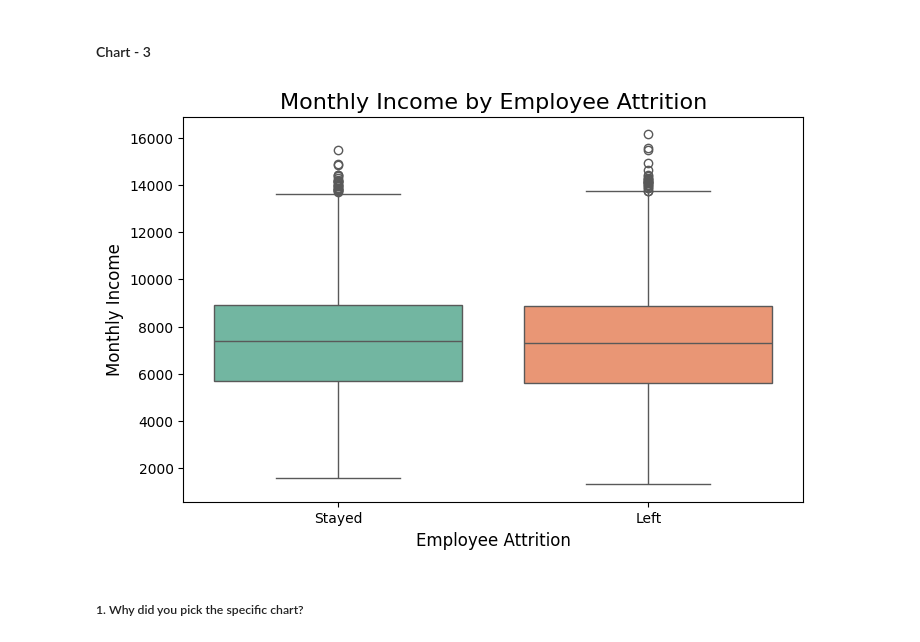
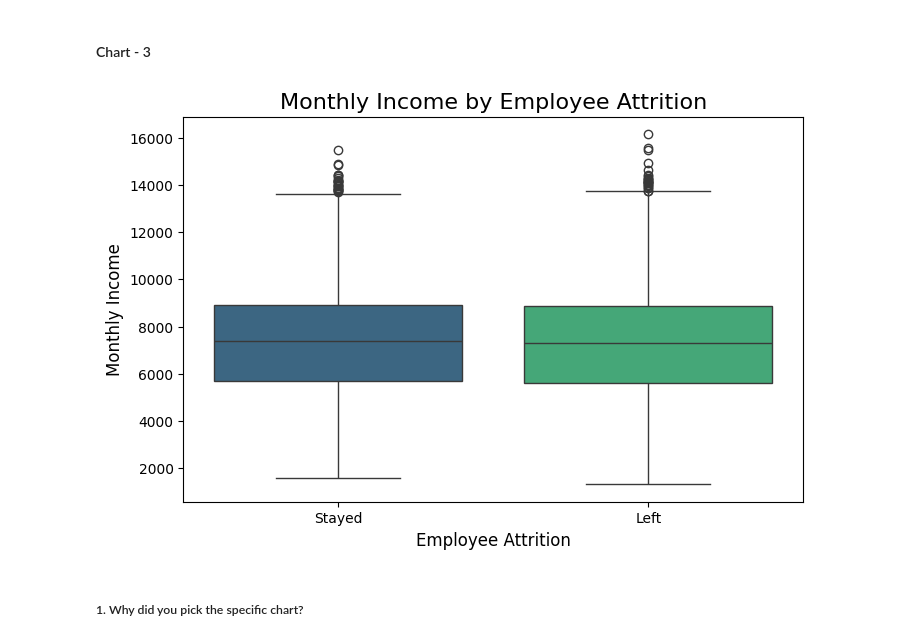
Before and after one commit to Sneha8126/Sneha-Sample-Classisfication--ML-Submission-Template, a Jupyter notebook: Sneha_Sample_Classisfication_ML_Submission_Template.ipynb, the cells around one changed output. Cells and saved outputs as stored; diff of their text form; code cells hidden in the pictures.

```diff
--- a/Sneha_Sample_Classisfication_ML_Submission_Template.ipynb
+++ b/Sneha_Sample_Classisfication_ML_Submission_Template.ipynb
@@ -428,21 +428,21 @@ Are there any insights that lead to negative growth? Justify with specific reaso
 # %%
 # Chart - 3 visualization code
 plt.figure(figsize=(8,5))
 
 sns.boxplot(
     data=df,
     x='Attrition',
     y='Monthly Income',
-    palette='Set2'
+    palette='viridis'
 )
 
 plt.title('Monthly Income by Employee Attrition', fontsize=16)
 plt.xlabel('Employee Attrition', fontsize=12)
 plt.ylabel('Monthly Income', fontsize=12)
 
 plt.show()
 # %% [output]
-[figure, old version]
+[figure, new version]
 # %% [markdown]
 ##### 1. Why did you pick the specific chart?
 # %% [markdown]
```
Also changed, not shown: parts of 8 cells of this notebook.
